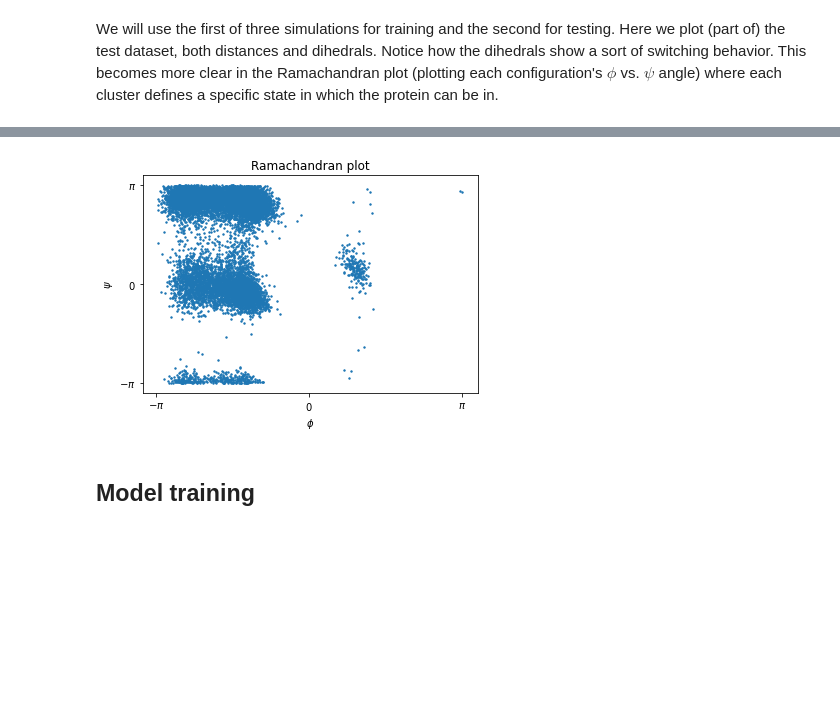
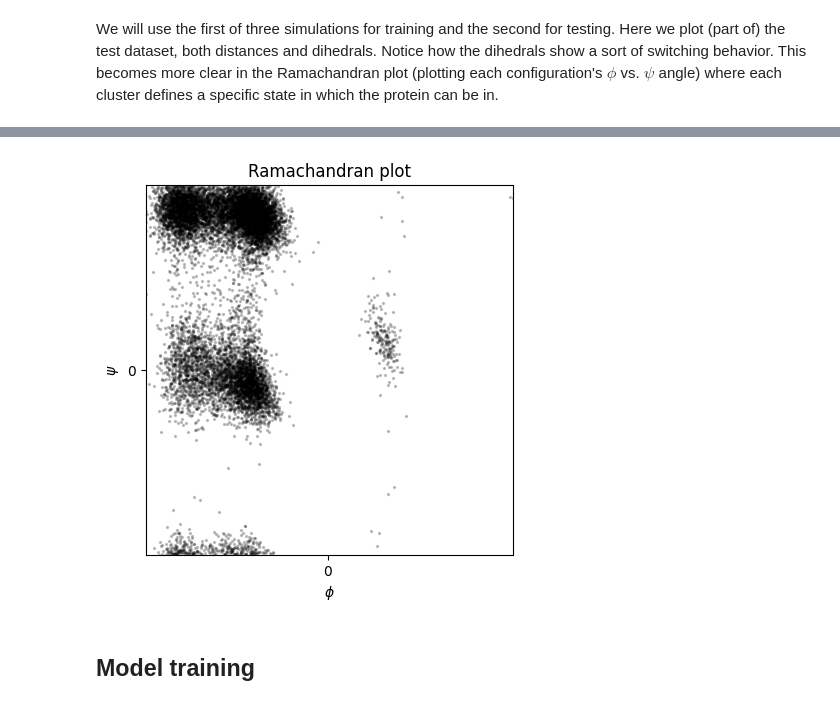
Before and after one commit to Machine-Learning-Dynamical-Systems/kooplearn, a Jupyter notebook: examples/nys-rrr-ala2-tutorial.ipynb, the cells around one changed output, grey strips where cells are left out. Saved outputs shown, nothing was run; the diff lists cells and outputs as text; code cells hidden in the pictures; blank space fills up the shorter version.

```diff
--- a/examples/nys-rrr-ala2-tutorial.ipynb
+++ b/examples/nys-rrr-ala2-tutorial.ipynb
@@ -70,13 +70,15 @@ ax[1].set_yticks([], []);
 # %%
 fig, ax = plt.subplots()
-ax.scatter(test_dihedrals[::20, 0], test_dihedrals[::20, 1], s=2)
+ax.scatter(test_dihedrals[::20, 0], test_dihedrals[::20, 1], s=2, color = 'k', alpha = 0.2)
 ax.set_xlabel("$\phi$")
 ax.set_ylabel("$\psi$")
 ax.set_xticks([-np.pi, 0, np.pi], ["$-\pi$", "$0$", "$\pi$"])
 ax.set_yticks([-np.pi, 0, np.pi], ["$-\pi$", "$0$", "$\pi$"])
-ax.set_title("Ramachandran plot");
+ax.set_title("Ramachandran plot")
+ax.margins(0)
+ax.set_aspect('equal')
 # %% [output]
-[figure, old version]
+[figure, new version]
 # %% [markdown]
 ## Model training
 # %% [markdown]
```
Also changed, not shown: parts of 6 cells of this notebook, 1 other file.
